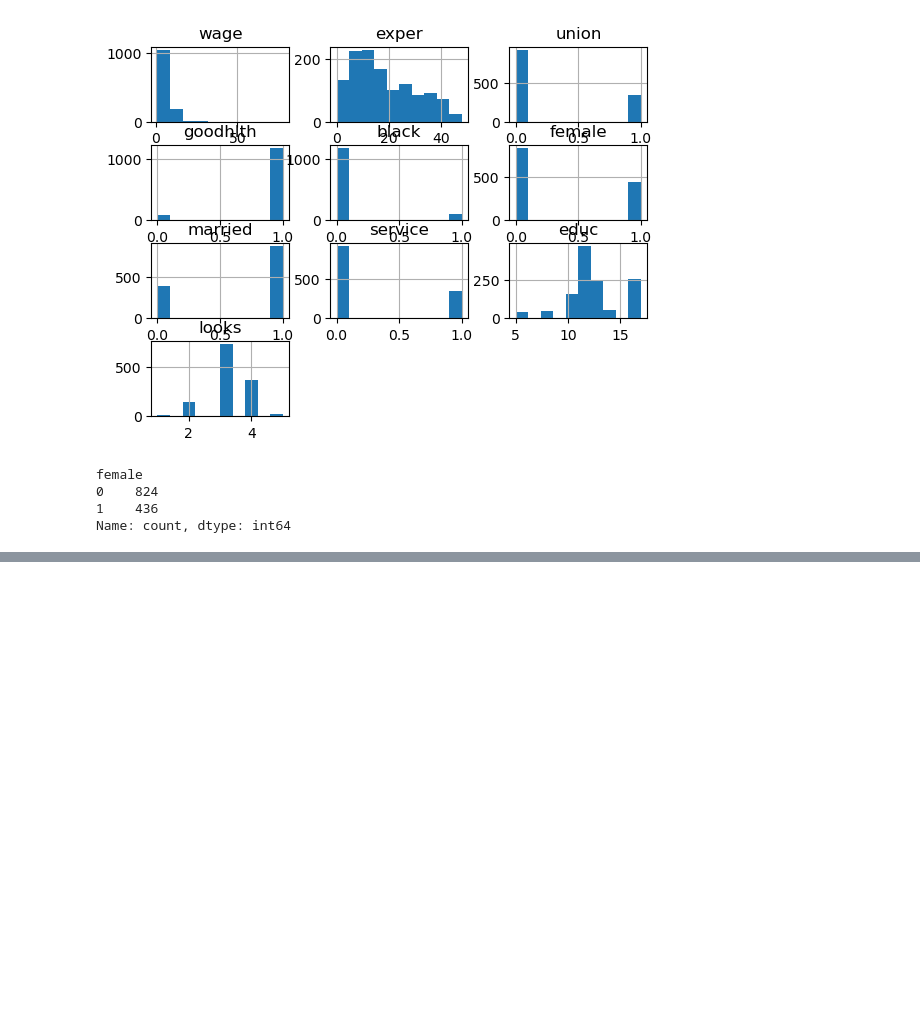
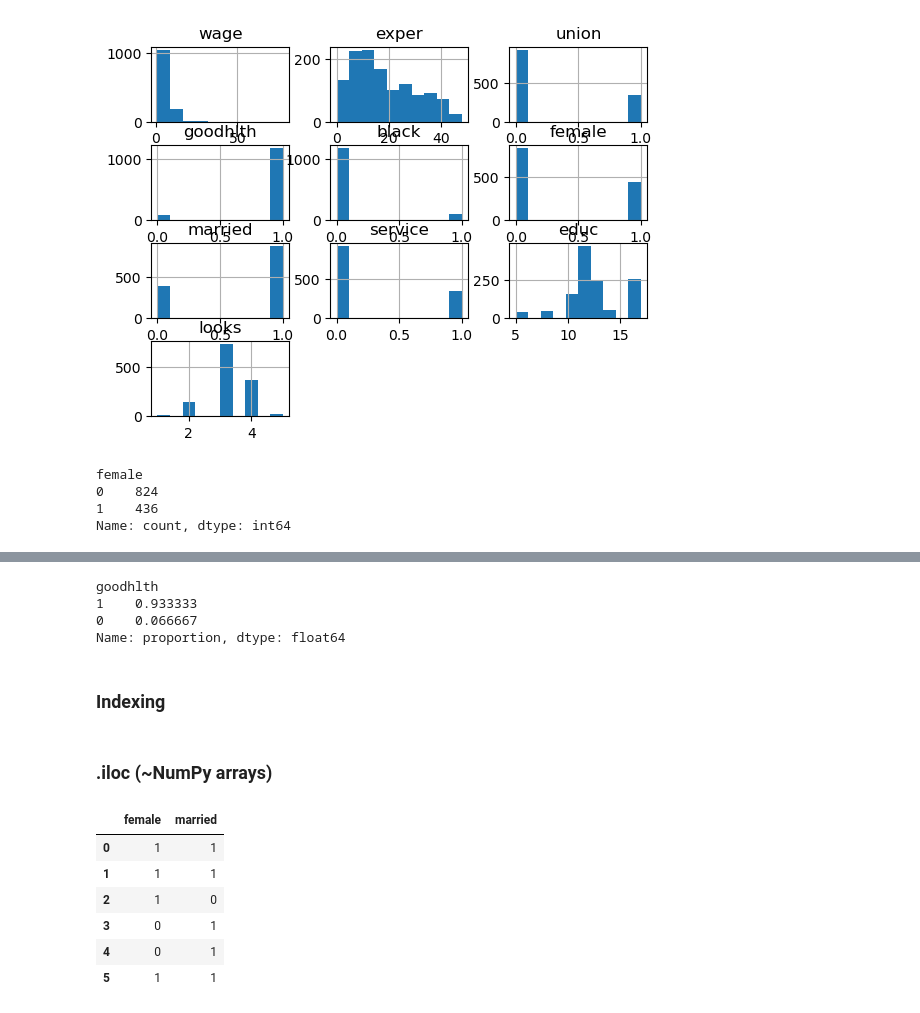
Before and after one commit to devlukedreamstage/mlcourse-ai, a Jupyter notebook: data-science/Pandas_1.ipynb, the cells around one changed output, grey strips where cells are left out. Drawn from its saved outputs; the diff is of its cells as text; code cells hidden in the pictures; blank space fills up the shorter version.

```diff
--- a/data-science/Pandas_1.ipynb
+++ b/data-science/Pandas_1.ipynb
@@ -98,0 +109,21 @@ Name: count, dtype: int64
+# %%
+df['goodhlth'].value_counts(normalize=True)
+# %% [output]
+goodhlth
+1    0.933333
+0    0.066667
+Name: proportion, dtype: float64
+# %% [markdown]
+### Indexing
+# %% [markdown]
+### .iloc (~NumPy arrays)
+# %%
+df.iloc[:6,5:7]
+# %% [output]
+|  | female | married |
+| 0 | 1 | 1 |
+| 1 | 1 | 1 |
+| 2 | 1 | 0 |
+| 3 | 0 | 1 |
+| 4 | 0 | 1 |
+| 5 | 1 | 1 |
```
Also changed, not shown: parts of 25 cells of this notebook.
